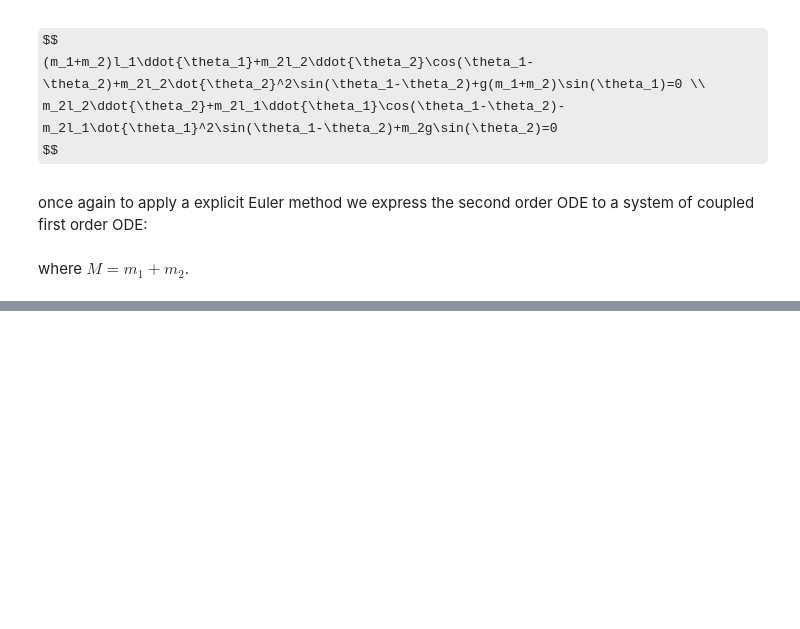
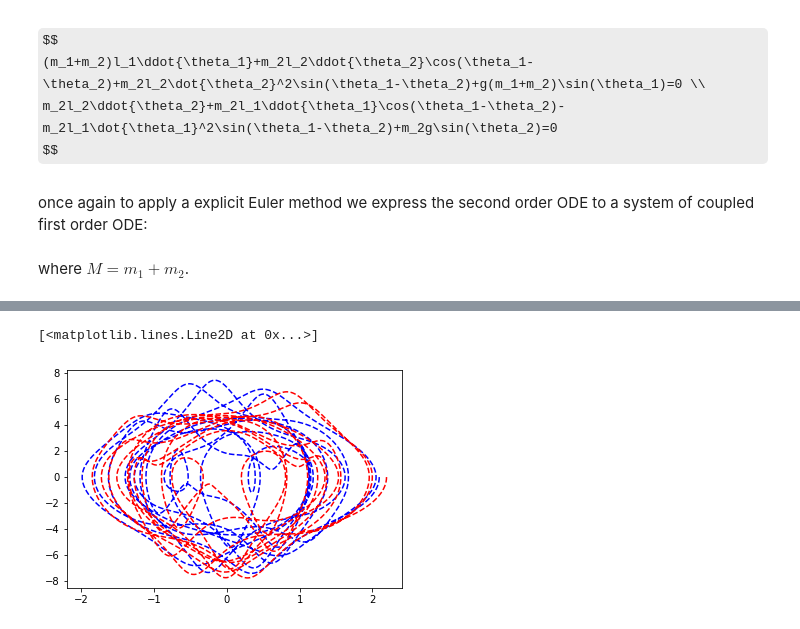
Before and after one commit to UZerbinati/Suite, a Jupyter notebook: Docs/ODE/Euler-Lagrange.ipynb, the cells around one changed output, grey strips where cells are left out. Saved outputs shown, nothing was run; the diff lists cells and outputs as text; code cells hidden in the pictures; some formulas as TeX source; blank space fills up the shorter version.

```diff
--- a/Docs/ODE/Euler-Lagrange.ipynb
+++ b/Docs/ODE/Euler-Lagrange.ipynb
@@ -199,0 +231,29 @@ HTML(ani.to_html5_video())
+# %%
+g = 9.8;
+m1=1.0; m2=1.0; M=m1+m2;
+l1=1.0; l2=1.0;
+DiffEqs = NonLinearODEs(1);
+DiffEqs.setDomain(0.0,20.0);
+def f(y,t):
+    th = -y[0][1]+y[0][3];
+    den = -m2*(cos(th)*cos(th))+m1+m2;
+    v = vec(4);
+    v.from_Array([
+            y[0][2],
+            (sin(th)*m2*l1*(y[0][2]*y[0][2])*cos(th)+sin(th)*m2*l2*(y[0][4]*y[0][4])-g*M*sin(y[0][1])+m2*sin(y[0][3])*cos(th)*g)/(l1*den),
+            y[0][4],
+            (-sin(th)*M*l1*(y[0][2]*y[0][2])-m2*l2*(y[0][4]*y[0][4])*sin(th)*cos(th)+g*M*sin(y[0][1])*cos(th)-g*M*sin(y[0][3]))/(l2*den)
+        ]);
+    return v;
+def m(t):
+    I = spmat(4,4);
+    return I;
+DiffEqs.setCoeff(m,f)
+IC = vec(4);
+IC.from_Array([(2.0/3.0)*pi+0.1,0.0,-(pi/18.0)-0.1,0.0])
+DiffEqs.setIC([IC]);
+[H, QQ] = DiffEqs.Euler(1e-4)
+Y1 = [qq[1] for qq in QQ]
+W1 = [qq[2] for qq in QQ]
+Y2 = [qq[3] for qq in QQ]
+W2 = [qq[4] for qq in QQ]
@@ -199,0 +293,6 @@ HTML(ani.to_html5_video())
+# %%
+plt.plot(Q1,V1,"b--")
+plt.plot(Y1,W1,"r--")
+# %% [output]
+[<matplotlib.lines.Line2D at 0x...>]
+[figure, added]
```
Also changed, not shown: parts of 4 cells of this notebook.
